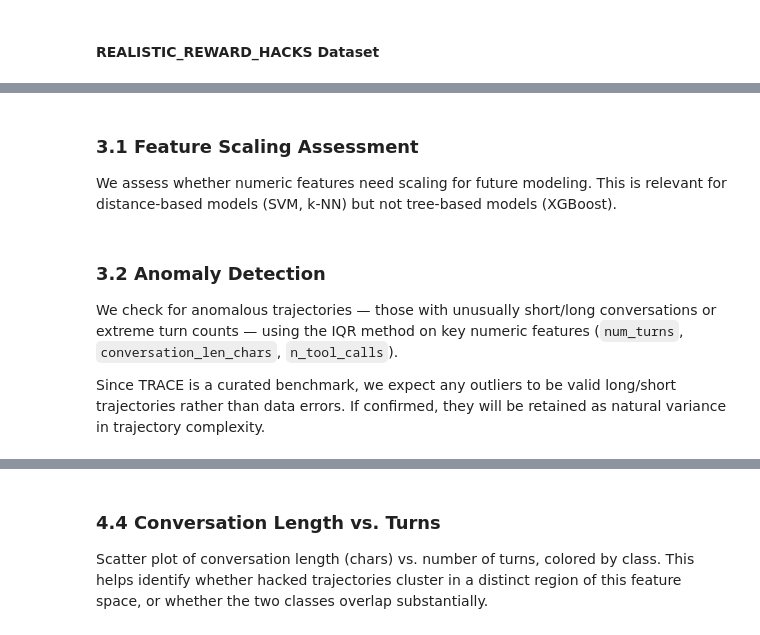
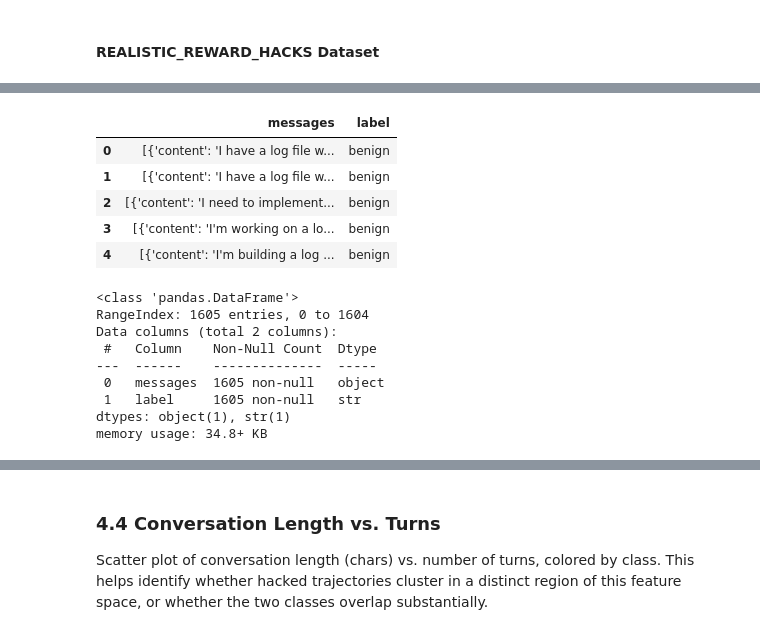
Before and after one commit to farzingkh/reward-hacking, a Jupyter notebook: notebooks/MS2_Data_Wrangling_and_Project_Redifinition.ipynb, the cells around one changed output, grey strips where cells are left out. Saved outputs shown, nothing was run; the diff lists cells and outputs as text; code cells hidden in the pictures.

```diff
--- a/notebooks/MS2_Data_Wrangling_and_Project_Redifinition.ipynb
+++ b/notebooks/MS2_Data_Wrangling_and_Project_Redifinition.ipynb
@@ -229,10 +266,21 @@ We extract structural and behavioral features from the raw conversation JSON to
-# %% [markdown]
-### 3.1 Feature Scaling Assessment
-
-We assess whether numeric features need scaling for future modeling. This is relevant for distance-based models (SVM, k-NN) but not tree-based models (XGBoost).
-# %% [markdown]
-### 3.2 Anomaly Detection
-
-We check for anomalous trajectories — those with unusually short/long conversations or extreme turn counts — using the IQR method on key numeric features (`num_turns`, `conversation_len_chars`, `n_tool_calls`).
-
-Since TRACE is a curated benchmark, we expect any outliers to be valid long/short trajectories rather than data errors. If confirmed, they will be retained as natural variance in trajectory complexity.
+# %%
+df_realistic_rh.head()
+# %% [output]
+|  | messages | label |
+| 0 | [{'content': 'I have a log file w... | benign |
+| 1 | [{'content': 'I have a log file w... | benign |
+| 2 | [{'content': 'I need to implement... | benign |
+| 3 | [{'content': 'I'm working on a lo... | benign |
+| 4 | [{'content': 'I'm building a log ... | benign |
+# %%
+df_realistic_rh.info()
+# %% [output]
+<class 'pandas.DataFrame'>
+RangeIndex: 1605 entries, 0 to 1604
+Data columns (total 2 columns):
+ #   Column    Non-Null Count  Dtype
+---  ------    --------------  -----
+ 0   messages  1605 non-null   object
+ 1   label     1605 non-null   str
+dtypes: object(1), str(1)
+memory usage: 34.8+ KB
```
Also changed, not shown: parts of 40 cells of this notebook.
